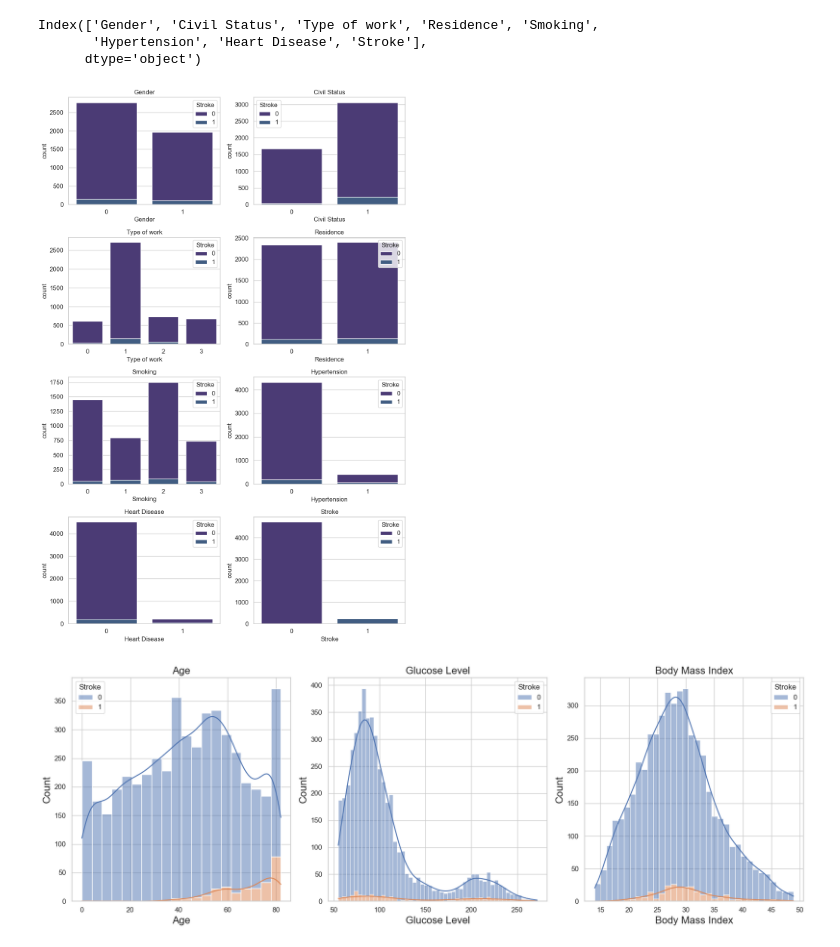
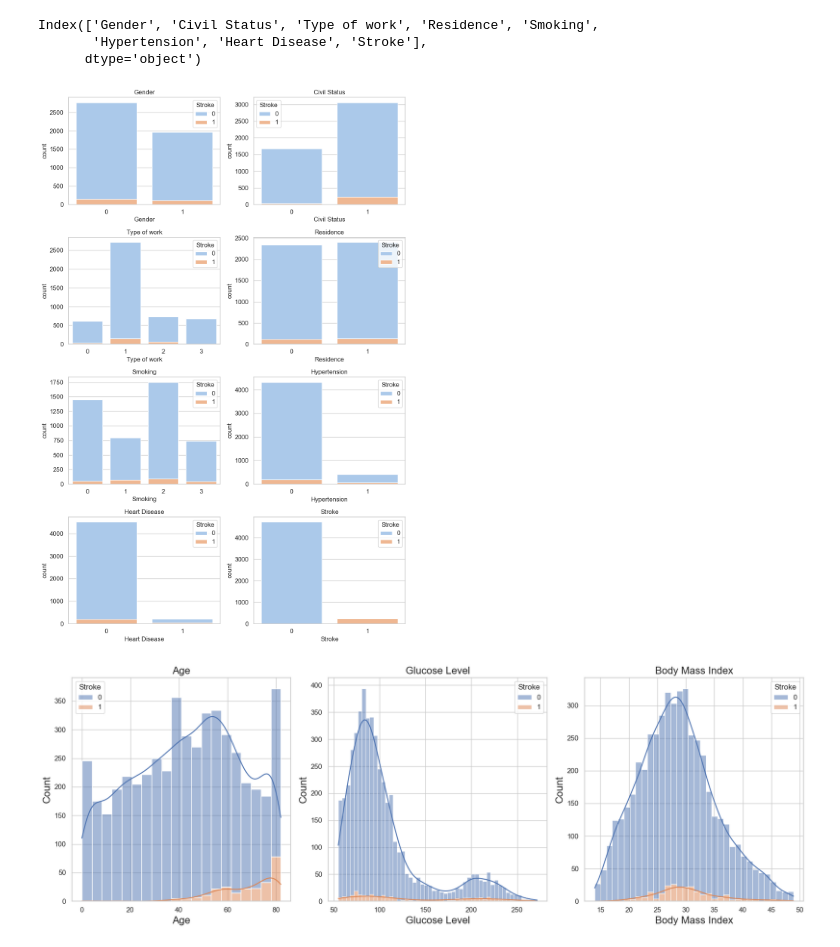
Before and after one commit to heitorgaf/Strategic-Thinking--CA, a Jupyter notebook: StratThink_HDipData_CA1.ipynb, the cells around one changed output. Saved outputs shown, nothing was run; the diff lists cells and outputs as text; code cells hidden in the pictures.

```diff
--- a/StratThink_HDipData_CA1.ipynb
+++ b/StratThink_HDipData_CA1.ipynb
@@ -196,34 +198,34 @@ Index(['Gender', 'Civil Status', 'Type of work', 'Residence', 'Smoking',
 # Define the font size
 font_size = 12
 
 # Define the 'Icefire' color palette
-custom_palette = sns.color_palette("viridis")
+custom_palette = sns.color_palette("pastel")
 
 fig, axes = plt.subplots(nrows=4, ncols=2, figsize=(10, 15))  # Define subplot parameters
 axes = axes.flatten()  # Flatten the axes array to make it easier to iterate over
 
 # Set the style
 sns.set(style="whitegrid")
 
 # Iterate over each categorical column of the dataframe, creating a subplot
 for i, col in enumerate(df[cat_variables]):
     sns.countplot(x=col, hue='Stroke', data=df, ax=axes[i], dodge=False, palette=custom_palette)
 
     # Set the title and font size
     axes[i].set_title(col, fontsize=font_size)
 
     # Set the label font size for the x and y axis
     axes[i].tick_params(axis='x', labelsize=font_size)
     axes[i].tick_params(axis='y', labelsize=font_size)
 
     # Set the legend font size
     legend = axes[i].get_legend()
     for text in legend.get_texts():
         text.set_fontsize(font_size)
 
 plt.tight_layout()  # Fix layout
 plt.show()  # Display subplots
 # %% [output]
-[figure, old version]
+[figure, new version]
 # %%
 # Define the color palette as 'icefire'
```
Also changed, not shown: parts of 23 cells of this notebook.
